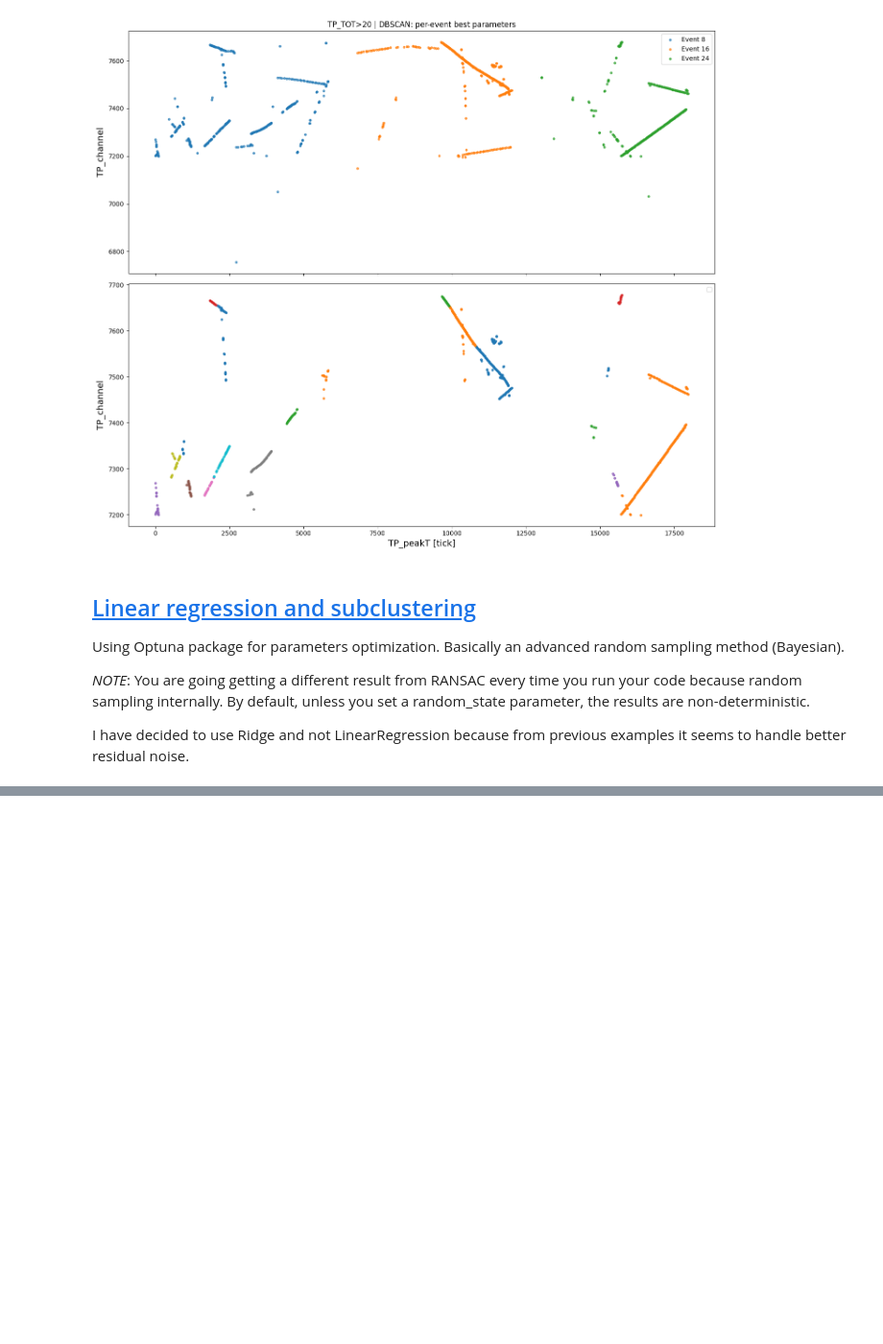
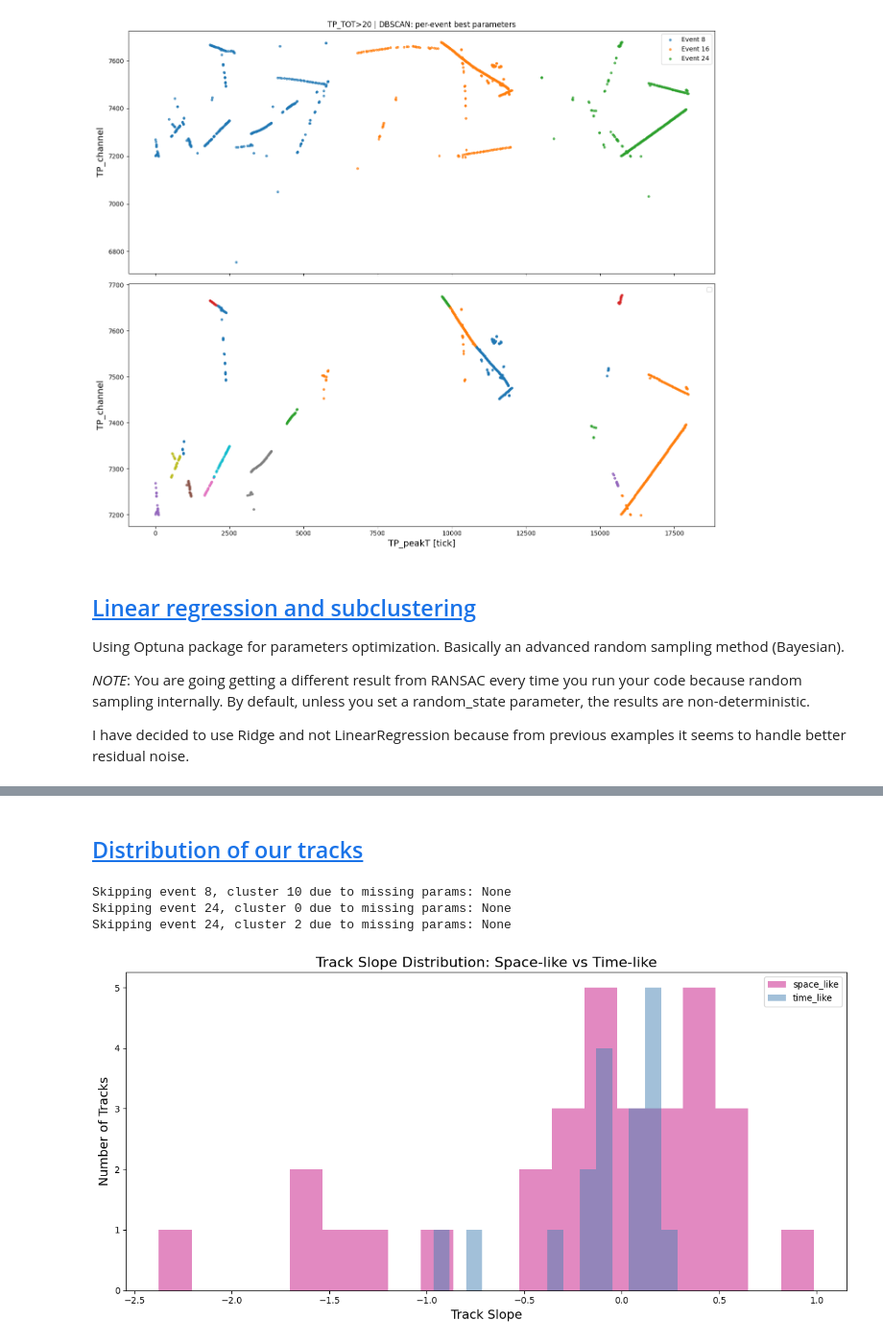
Before and after one commit to JuliaFavaro/SS25_TP_ProtoDUNE, a Jupyter notebook: src/RUN_test_run.ipynb, the cells around one changed output, grey strips where cells are left out. Shown at 96% size. Saved outputs shown, nothing was run; the diff lists cells and outputs as text; code cells hidden in the pictures; blank space fills up the shorter version.

```diff
--- a/src/RUN_test_run.ipynb
+++ b/src/RUN_test_run.ipynb
@@ -1038,0 +1035,2 @@ ValueError: RANSAC could not find a valid consensus set. All `max_trials` iterat
+# %% [markdown]
+## <a id='toc1_5_'></a>[Distribution of our tracks](#toc0_)
@@ -1038,0 +1086,20 @@ ValueError: RANSAC could not find a valid consensus set. All `max_trials` iterat
+# %%
+df_space_tracks, slopes_space, track_sadc_space = annotate_tracks(space_like_with_clusters, space_event_cluster_params, max_tracks=5)
+
+df_time_tracks, slopes_time, track_sadc_time = annotate_tracks(time_like_with_clusters, time_event_cluster_params, max_tracks=5)
+# %% [output]
+Skipping event 8, cluster 10 due to missing params: None
+Skipping event 24, cluster 0 due to missing params: None
+Skipping event 24, cluster 2 due to missing params: None
+# %%
+plt.figure(figsize=(12, 6))
+plt.hist(slopes_space, bins=20, color='mediumvioletred', alpha=0.5, label='space_like')
+plt.hist(slopes_time, bins=15, color='steelblue', alpha=0.5, label='time_like')
+plt.xlabel('Track Slope', fontsize=14)
+plt.ylabel('Number of Tracks', fontsize=14)
+plt.title('Track Slope Distribution: Space-like vs Time-like', fontsize=16)
+plt.legend()
+plt.tight_layout()
+plt.show()
+# %% [output]
+[figure, added]
```
Also changed, not shown: parts of 12 cells of this notebook, 2 other files.
